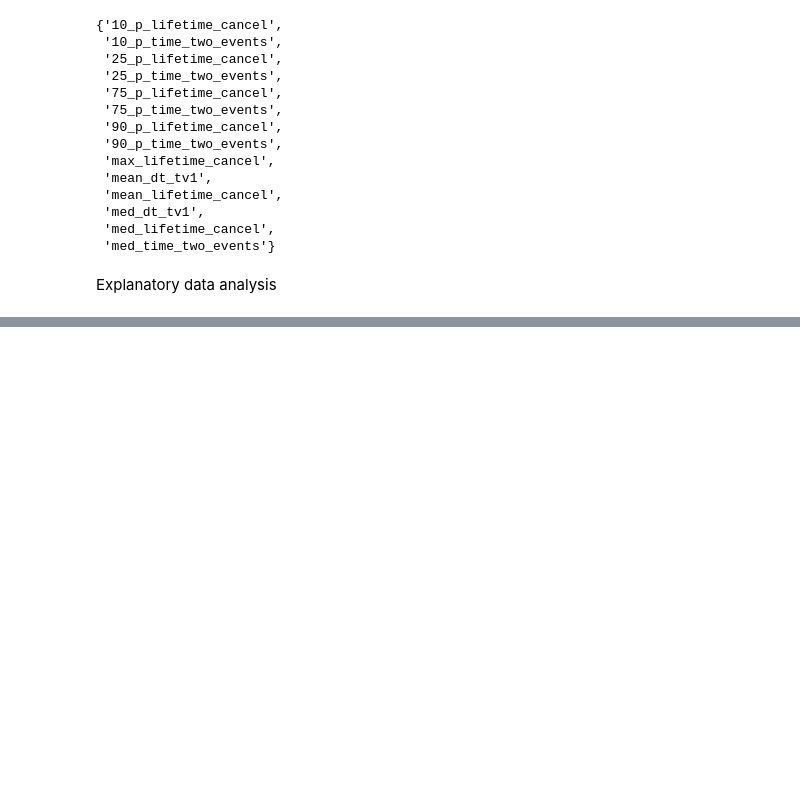
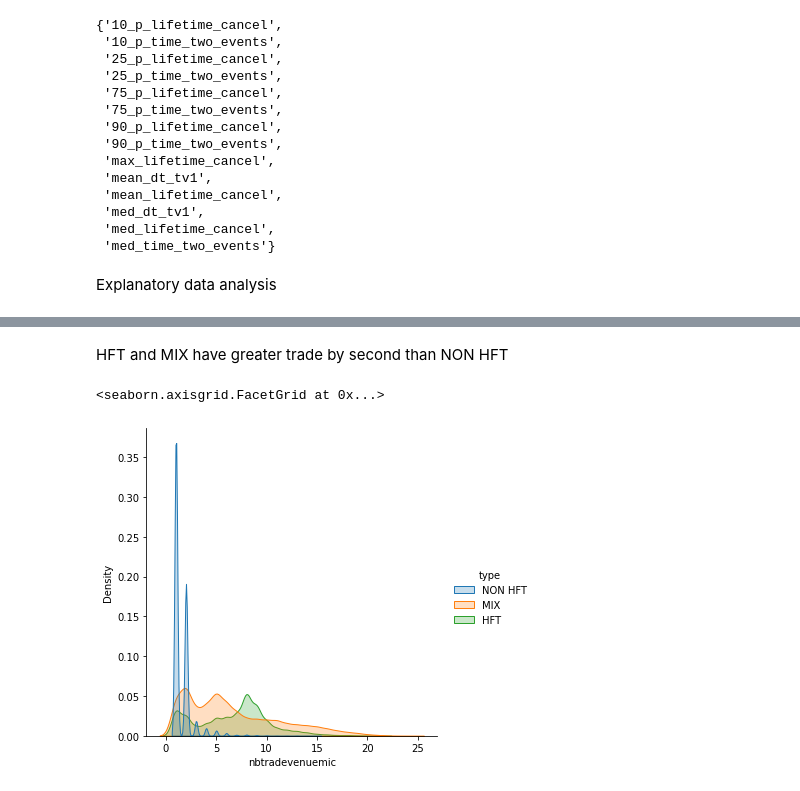
Before and after one commit to Valdi35/Detect-HFT-traders-Machine-learning-, a Jupyter notebook: Challenge_AMF.ipynb, the cells around one changed output, grey strips where cells are left out. Cells and saved outputs as stored; diff of their text form; code cells hidden in the pictures; blank space fills up the shorter version.

```diff
--- a/Challenge_AMF.ipynb
+++ b/Challenge_AMF.ipynb
@@ -310,0 +350,7 @@ df = pd.DataFrame(data=df)
+# %% [markdown]
+HFT and MIX have greater trade by second than NON HFT
+# %%
+sns.displot(df, x="nbtradevenuemic", hue="type", kind="kde", fill=True)
+# %% [output]
+<seaborn.axisgrid.FacetGrid at 0x...>
+[figure, added]
```
Also changed, not shown: parts of 13 cells of this notebook.
